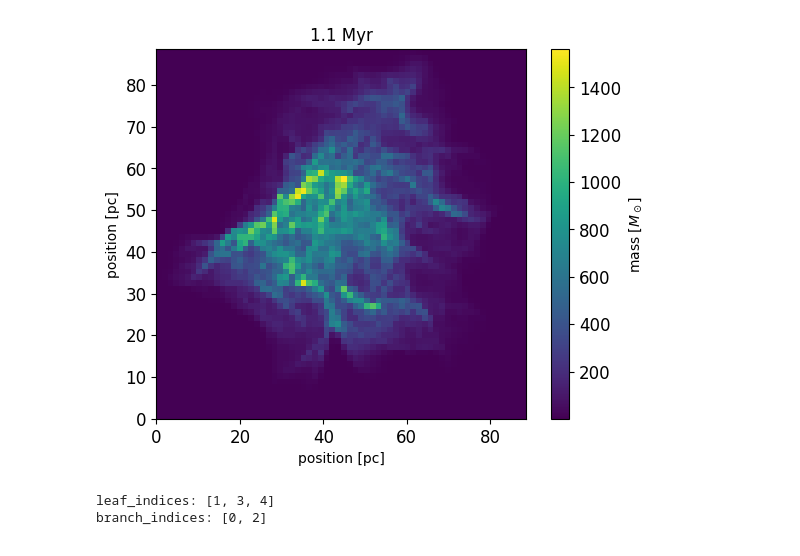
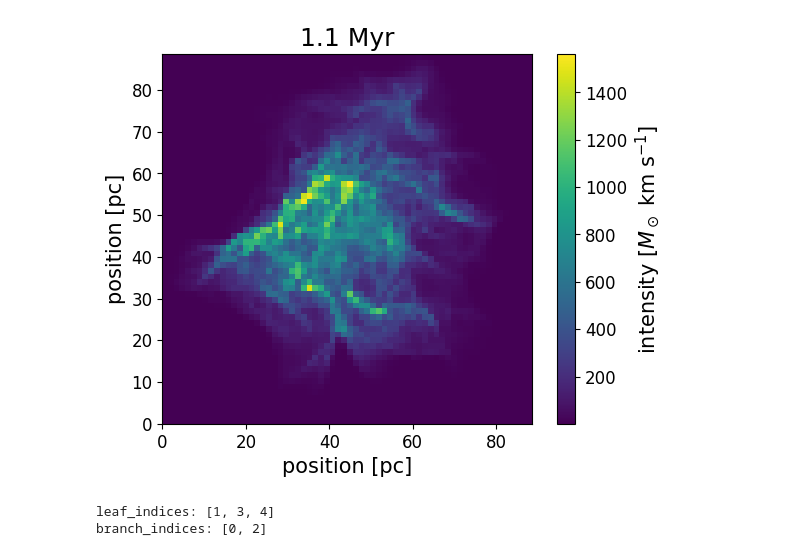
Before and after one commit to kotora260/StarGen, a Jupyter notebook: dendro2D_1000.ipynb, the cells around one changed output. Saved outputs shown, nothing was run; the diff lists cells and outputs as text; code cells hidden in the pictures.

```diff
--- a/dendro2D_1000.ipynb
+++ b/dendro2D_1000.ipynb
@@ -19,25 +19,26 @@ m1000 = d1000["arr_2"]
 # %%
 # make int map
 
 int_map_1000 = np.sum(m1000, axis=0) * 0.65
 pc = d1000['arr_1']
 extent = [0, pc * m1000.shape[1], 0, pc * m1000.shape[2]]
 
 fig, ax = plt.subplots()
 im = ax.imshow(int_map_1000, extent=extent, origin='lower')
 
+plt.rcParams["font.size"] = 15
 ax.set_title("1.1 Myr")
 ax.set_xlabel('position [pc]')
 ax.set_ylabel('position [pc]')
 plt.tick_params(labelsize=12)
 
 cbar = fig.colorbar(im)
-cbar.set_label('mass [$M_\odot$]')
+cbar.set_label('intensity [$M_\odot$ km s$^{-1}$]')
 cbar.ax.tick_params(labelsize=12)
 
-#plt.savefig("int_map_1000")
+plt.savefig("int_map_1000")
 # %% [output]
-[figure, old version]
+[figure, new version]
 # %%
 # compute dendrogram
 
```
